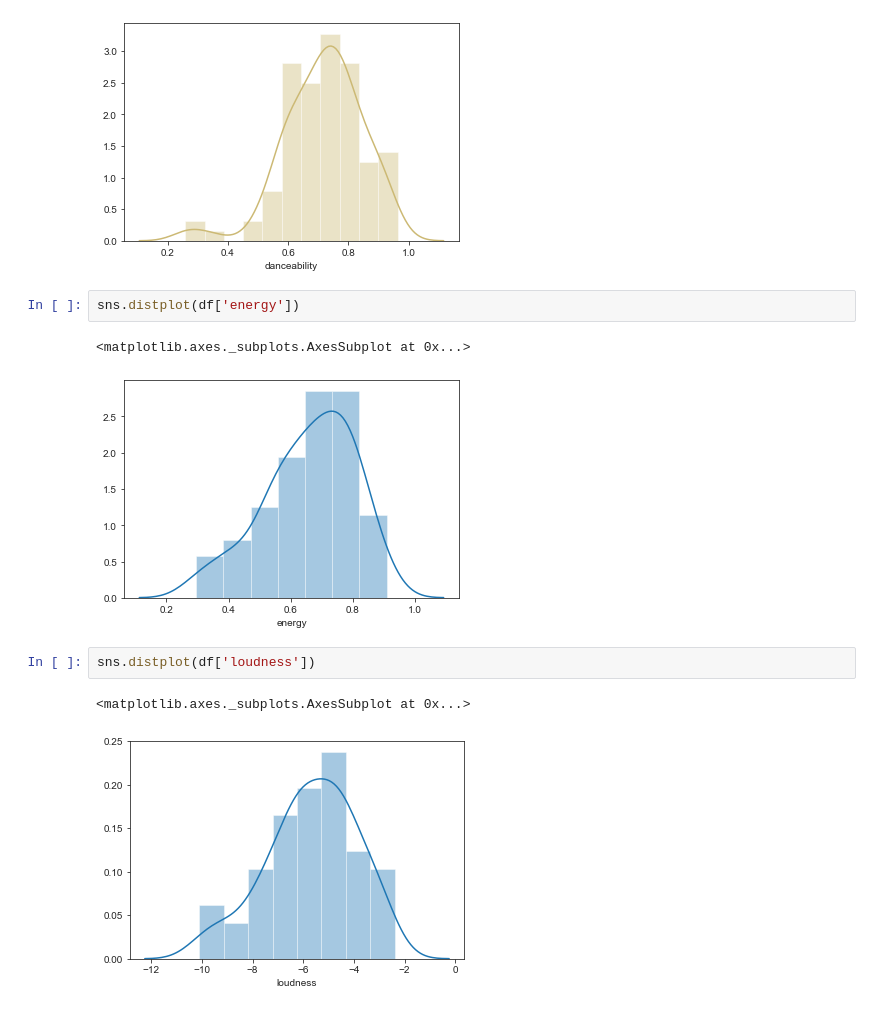
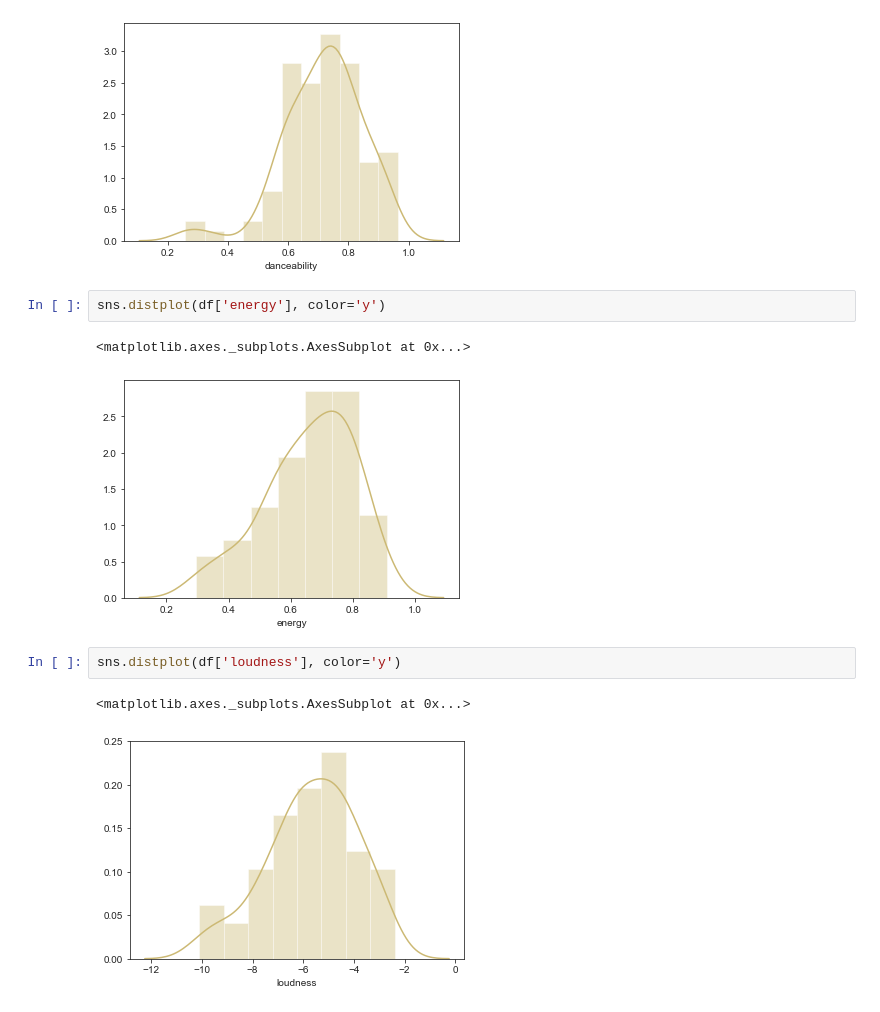
Before and after one commit to at3432/DataStudioProjects, a Jupyter notebook: Spotify/Spotify2018.ipynb, the cells around one changed output. Cells and saved outputs as stored; diff of their text form.

```diff
--- a/Spotify/Spotify2018.ipynb
+++ b/Spotify/Spotify2018.ipynb
@@ -115,12 +114,12 @@ ax = sns.distplot(df['danceability'], color="y")
 # %% [output]
 [figure]
 # %%
-sns.distplot(df['energy'])
+sns.distplot(df['energy'], color='y')
 # %% [output]
 <matplotlib.axes._subplots.AxesSubplot at 0x...>
-[figure, old version]
+[figure, new version]
 # %%
-sns.distplot(df['loudness'])
+sns.distplot(df['loudness'], color='y')
 # %% [output]
 <matplotlib.axes._subplots.AxesSubplot at 0x...>
-[figure, old version]
+[figure, new version]
```
Also changed, not shown: parts of 22 cells of this notebook, 2 other files.
